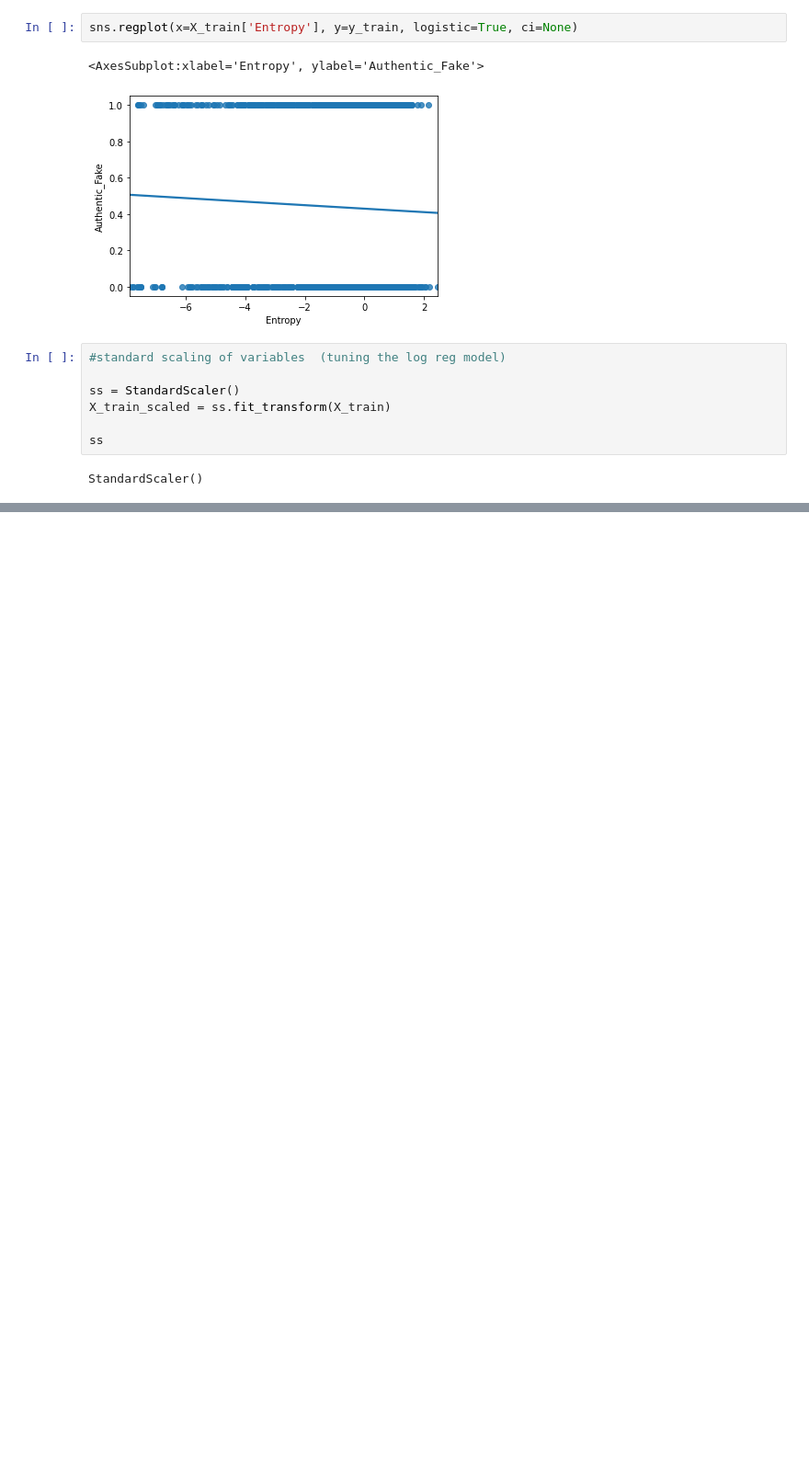
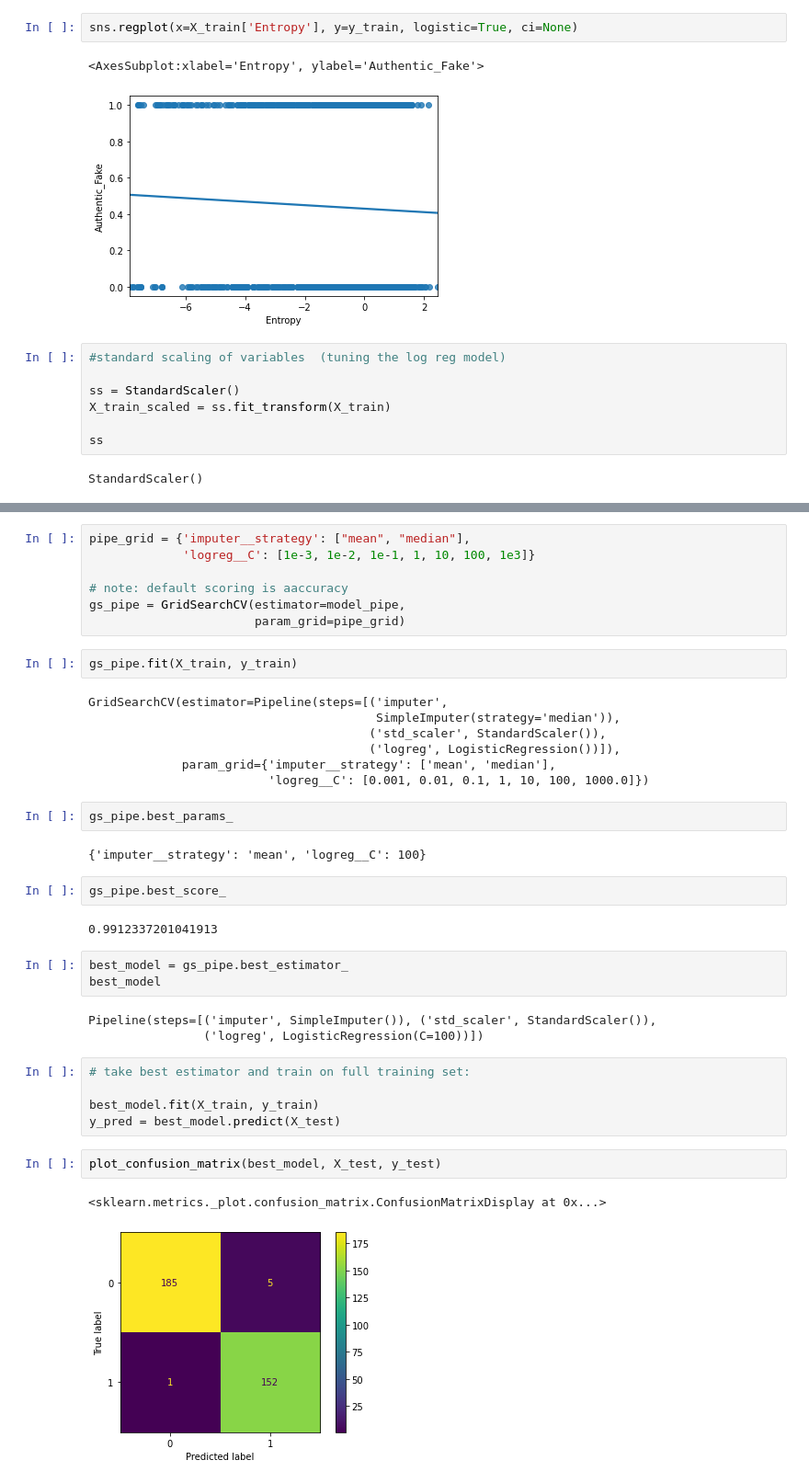
Before and after one commit to daniellejenkins17/Banknote_Classification_Real_Or_Fake, a Jupyter notebook: Banknote Day 1.ipynb, the cells around one changed output, grey strips where cells are left out. Shown at 92% size. Saved outputs shown, nothing was run; the diff lists cells and outputs as text; blank space fills up the shorter version.

```diff
--- a/Banknote Day 1.ipynb
+++ b/Banknote Day 1.ipynb
@@ -457,0 +523,40 @@ NameError: name 'final_pipe' is not defined
+# %%
+pipe_grid = {'imputer__strategy': ["mean", "median"],
+             'logreg__C': [1e-3, 1e-2, 1e-1, 1, 10, 100, 1e3]}
+
+# note: default scoring is aaccuracy
+gs_pipe = GridSearchCV(estimator=model_pipe,
+                       param_grid=pipe_grid)
+# %%
+gs_pipe.fit(X_train, y_train)
+# %% [output]
+GridSearchCV(estimator=Pipeline(steps=[('imputer',
+                                        SimpleImputer(strategy='median')),
+                                       ('std_scaler', StandardScaler()),
+                                       ('logreg', LogisticRegression())]),
+             param_grid={'imputer__strategy': ['mean', 'median'],
+                         'logreg__C': [0.001, 0.01, 0.1, 1, 10, 100, 1000.0]})
+# %%
+gs_pipe.best_params_
+# %% [output]
+{'imputer__strategy': 'mean', 'logreg__C': 100}
+# %%
+gs_pipe.best_score_
+# %% [output]
+0.9912337201041913
+# %%
+best_model = gs_pipe.best_estimator_
+best_model
+# %% [output]
+Pipeline(steps=[('imputer', SimpleImputer()), ('std_scaler', StandardScaler()),
+                ('logreg', LogisticRegression(C=100))])
+# %%
+# take best estimator and train on full training set:
+
+best_model.fit(X_train, y_train)
+y_pred = best_model.predict(X_test)
+# %%
+plot_confusion_matrix(best_model, X_test, y_test)
+# %% [output]
+<sklearn.metrics._plot.confusion_matrix.ConfusionMatrixDisplay at 0x...>
+[figure, added]
```
Also changed, not shown: parts of 22 cells of this notebook, 2 other files.
